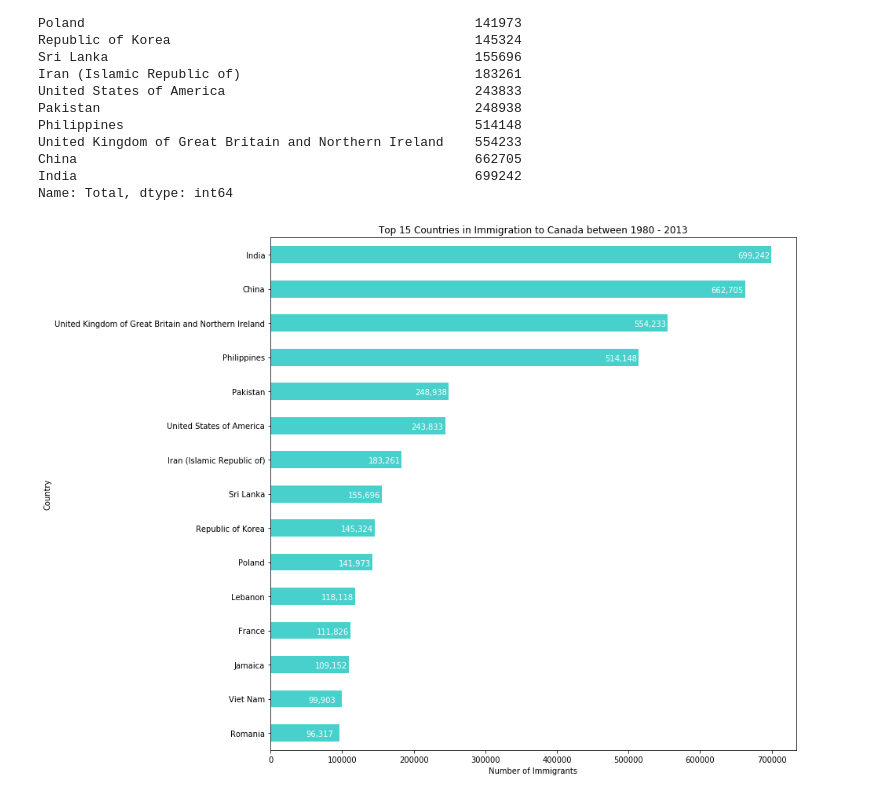
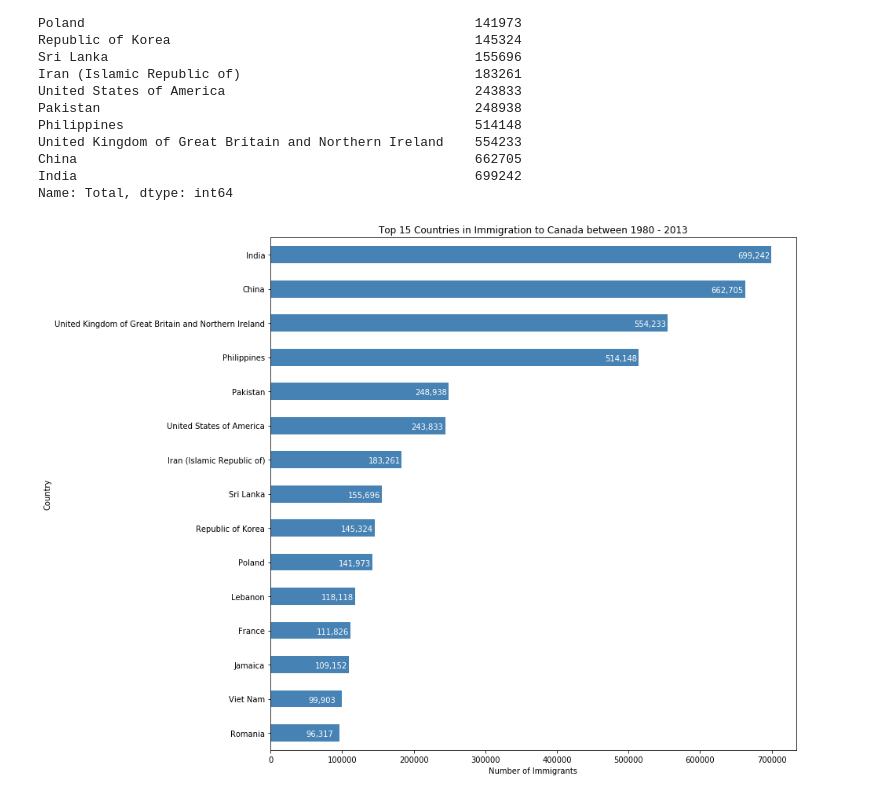
Before and after one commit to Gus-Viola/IBM-DV0101EN, a Jupyter notebook: 02 Second Module.ipynb, the cells around one changed output. Cells and saved outputs as stored; diff of their text form; code cells hidden in the pictures.

```diff
--- a/02 Second Module.ipynb
+++ b/02 Second Module.ipynb
@@ -360,20 +360,20 @@ India                                                   699242
 Name: Total, dtype: int64
 # %%
 # generate plot
-df_top15.plot(kind='barh', figsize=(12, 12), color='mediumturquoise')  #kind="barh" is key here
+df_top15.plot(kind='barh', figsize=(12, 12), color='steelblue')  #kind="barh" is key here
 plt.xlabel('Number of Immigrants')
 plt.title('Top 15 Countries in Immigration to Canada between 1980 - 2013')
 
 # annotate value labels to each country
 for index, value in enumerate(df_top15):
     label = format(int(value), ',') # format int with commas
 
     # place text at the end of bar (subtracting 47000 from x, and 0.1 from y to make it fit within the bar)
     plt.annotate(label, xy=(value - 47000, index - 0.10), color='white')
 
 plt.savefig(ExportPath+"Top 15 Countries in Immigration to Canada between 1980 - 2013.png")
 # %% [output]
-[figure, old version]
+[figure, new version]
 # %%
 df_canada.to_excel(ExportPath+"Canada Immigration Data.xlsx")
 df_iceland.to_excel(ExportPath+"Immigration from Iceland to Canada.xlsx")
```
